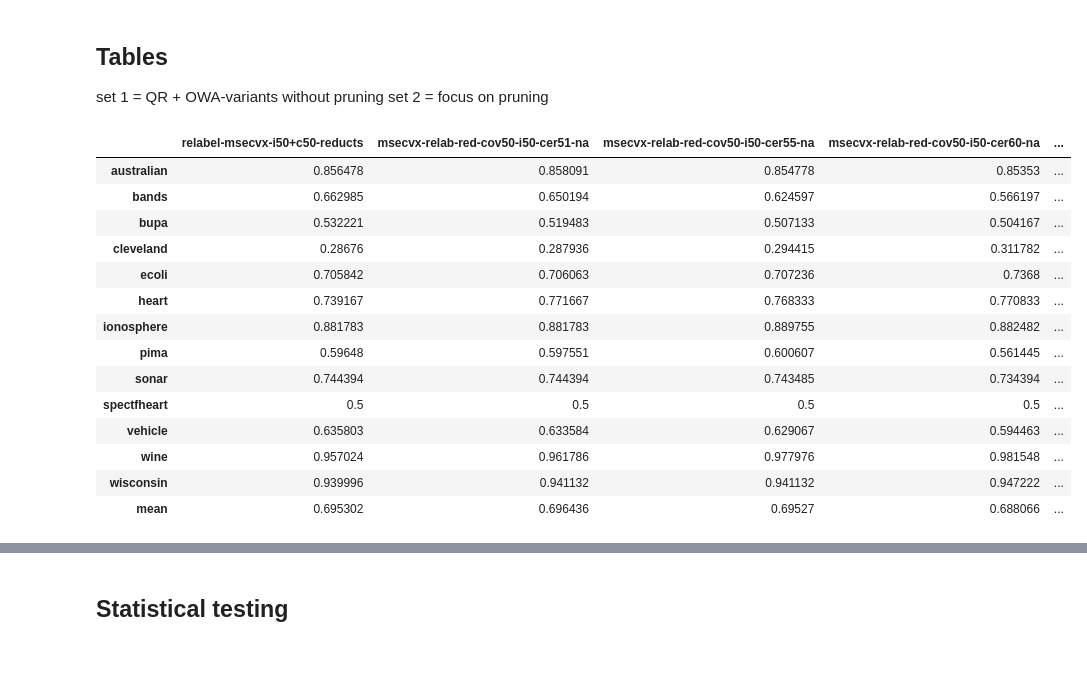
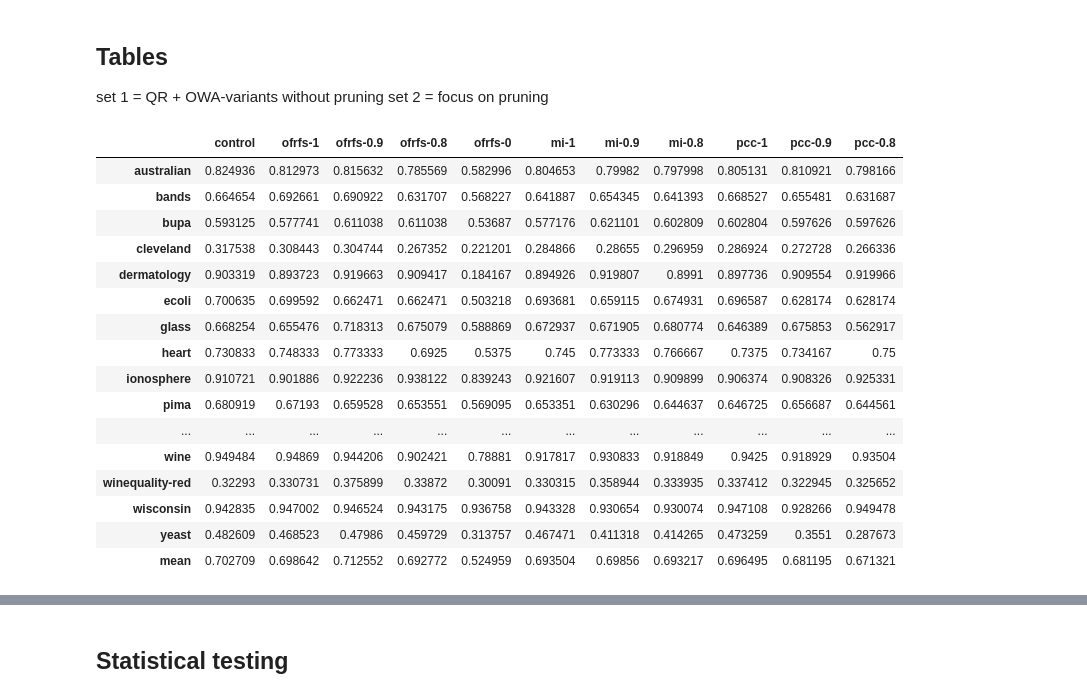
Before and after one commit to henribollaert/frri, a Jupyter notebook: analysis.ipynb, the cells around one changed output, grey strips where cells are left out. Saved outputs shown, nothing was run; the diff lists cells and outputs as text; code cells hidden in the pictures; blank space fills up the shorter version.

Commit message:
ijcrs details

```diff
--- a/analysis.ipynb
+++ b/analysis.ipynb
@@ -394,6 +421,19 @@ names = {
         'quickreduct 1e-6',
         'frfs'
     ],
+    'ijcrs': [
+        'control',
+        'ofrfs-1',
+        'ofrfs-0.9',
+        'ofrfs-0.8',
+        'ofrfs-0',
+        'mi-1',
+        'mi-0.9',
+        'mi-0.8',
+        'pcc-1',
+        'pcc-0.9',
+        'pcc-0.8',
+    ],
     'gran' : [
         'base-no-reducts',
         'msecvx-no-reducts',
@@ -447,6 +487,29 @@ names = {
         'msecvx-relab-red-cov50-i50-cer60-na',
         'msecvx-relab-red-cov50-i50-cer70-na',
     ],
+    'gran-opt' : [
+        'default-check',
+        'msecvx-relab-red-cov50-i50-cer55-na',
+        # 'msecvx-relab05-red-cov25-i50-cer55-na', # very bad acc
+        # 'msecvx-relab05-red-cov25-i95-cer55-na', # 10% decrease
+        # 'msecvx-relab05-red-cov50-i50-cer55-na', # restricted relab offers no significant advantages
+        # 'msecvx-relab05-red-cov50-i95-cer55-na', # too many rules
+        # 'msecvx-relab05-red-cov50-ie-6-cer55-na', # too many long rules
+        # 'msecvx-relab05-red-cov55-ie-6-cer55-na', # too many long rules
+        # 'msecvx-relab05-red-cov50-i55-cer55-na', # restricted relab offers no significant advantages
+        # 'msecvx-relab05-red-cov50-i95-cer70-na', # awful but not a lot of rules but very long
+        'msecvx-relab-red-cov50-i55-cer55-na',
+        'msecvx-relab-red-cov50-i45-cer55-na'
+    ],
+    'gran-incl': [
+        'relabel-msecvx-i50+c50-reducts',
+        'gran-mse-relab-red-cov50-inc50',
+        'gran-mse-relab-red-cov50',
+        'gran-mse-relab-red-inc50',
+        'gran-mse-relab-red',
+        'default-check',
+        'control'
+    ],
     'owa' : [
         'incl 1e-4',
         'owa-lower-base'
@@ -457,6 +520,6 @@ names = {
     ]
 }
 # %%
-nr = 'gran-certainty-na'  # 6
-save = False
+nr = 'ijcrs'  # 6
+save = True
 # %%
@@ -467,28 +528,29 @@ table_acc = pd.DataFrame(index=data_sets, columns=names[nr])
 # %%
+table_acc = pd.DataFrame(index=data_sets, columns=names[nr])
 for model in names[nr]:
     for data_set in data_sets:
-    # for data_set, score in scores[model].items():
         table_acc.loc[data_set, model] = scores[model][data_set]
-# table_acc['max'] = table_acc.max(axis='columns', skipna=True)
-table_acc.drop(['glass', 'yeast'], inplace=True)
 table_acc.loc['mean'] = table_acc.mean(axis='rows', skipna=True)
+# table_acc.drop('control', inplace=True, axis='columns')
 table_acc
 # %% [output]
-|  | relabel-msecvx-i50+c50-reducts | msecvx-relab-red-cov50-i50-cer51-na | msecvx-relab-red-cov50-i50-cer55-na | msecvx-relab-red-cov50-i50-cer60-na | ... |
-| australian | 0.856478 | 0.858091 | 0.854778 | 0.85353 | ... |
-| bands | 0.662985 | 0.650194 | 0.624597 | 0.566197 | ... |
-| bupa | 0.532221 | 0.519483 | 0.507133 | 0.504167 | ... |
-| cleveland | 0.28676 | 0.287936 | 0.294415 | 0.311782 | ... |
-| ecoli | 0.705842 | 0.706063 | 0.707236 | 0.7368 | ... |
-| heart | 0.739167 | 0.771667 | 0.768333 | 0.770833 | ... |
-| ionosphere | 0.881783 | 0.881783 | 0.889755 | 0.882482 | ... |
-| pima | 0.59648 | 0.597551 | 0.600607 | 0.561445 | ... |
-| sonar | 0.744394 | 0.744394 | 0.743485 | 0.734394 | ... |
-| spectfheart | 0.5 | 0.5 | 0.5 | 0.5 | ... |
-| vehicle | 0.635803 | 0.633584 | 0.629067 | 0.594463 | ... |
-| wine | 0.957024 | 0.961786 | 0.977976 | 0.981548 | ... |
-| wisconsin | 0.939996 | 0.941132 | 0.941132 | 0.947222 | ... |
-| mean | 0.695302 | 0.696436 | 0.69527 | 0.688066 | ... |
+|  | control | ofrfs-1 | ofrfs-0.9 | ofrfs-0.8 | ofrfs-0 | mi-1 | mi-0.9 | mi-0.8 | pcc-1 | pcc-0.9 | pcc-0.8 |
+| australian | 0.824936 | 0.812973 | 0.815632 | 0.785569 | 0.582996 | 0.804653 | 0.79982 | 0.797998 | 0.805131 | 0.810921 | 0.798166 |
+| bands | 0.664654 | 0.692661 | 0.690922 | 0.631707 | 0.568227 | 0.641887 | 0.654345 | 0.641393 | 0.668527 | 0.655481 | 0.631687 |
+| bupa | 0.593125 | 0.577741 | 0.611038 | 0.611038 | 0.53687 | 0.577176 | 0.621101 | 0.602809 | 0.602804 | 0.597626 | 0.597626 |
+| cleveland | 0.317538 | 0.308443 | 0.304744 | 0.267352 | 0.221201 | 0.284866 | 0.28655 | 0.296959 | 0.286924 | 0.272728 | 0.266336 |
+| dermatology | 0.903319 | 0.893723 | 0.919663 | 0.909417 | 0.184167 | 0.894926 | 0.919807 | 0.8991 | 0.897736 | 0.909554 | 0.919966 |
+| ecoli | 0.700635 | 0.699592 | 0.662471 | 0.662471 | 0.503218 | 0.693681 | 0.659115 | 0.674931 | 0.696587 | 0.628174 | 0.628174 |
+| glass | 0.668254 | 0.655476 | 0.718313 | 0.675079 | 0.588869 | 0.672937 | 0.671905 | 0.680774 | 0.646389 | 0.675853 | 0.562917 |
+| heart | 0.730833 | 0.748333 | 0.773333 | 0.6925 | 0.5375 | 0.745 | 0.773333 | 0.766667 | 0.7375 | 0.734167 | 0.75 |
+| ionosphere | 0.910721 | 0.901886 | 0.922236 | 0.938122 | 0.839243 | 0.921607 | 0.919113 | 0.909899 | 0.906374 | 0.908326 | 0.925331 |
+| pima | 0.680919 | 0.67193 | 0.659528 | 0.653551 | 0.569095 | 0.653351 | 0.630296 | 0.644637 | 0.646725 | 0.656687 | 0.644561 |
+| ... | ... | ... | ... | ... | ... | ... | ... | ... | ... | ... | ... |
+| wine | 0.949484 | 0.94869 | 0.944206 | 0.902421 | 0.78881 | 0.917817 | 0.930833 | 0.918849 | 0.9425 | 0.918929 | 0.93504 |
+| winequality-red | 0.32293 | 0.330731 | 0.375899 | 0.33872 | 0.30091 | 0.330315 | 0.358944 | 0.333935 | 0.337412 | 0.322945 | 0.325652 |
+| wisconsin | 0.942835 | 0.947002 | 0.946524 | 0.943175 | 0.936758 | 0.943328 | 0.930654 | 0.930074 | 0.947108 | 0.928266 | 0.949478 |
+| yeast | 0.482609 | 0.468523 | 0.47986 | 0.459729 | 0.313757 | 0.467471 | 0.411318 | 0.414265 | 0.473259 | 0.3551 | 0.287673 |
+| mean | 0.702709 | 0.698642 | 0.712552 | 0.692772 | 0.524959 | 0.693504 | 0.69856 | 0.693217 | 0.696495 | 0.681195 | 0.671321 |
 # %%
 if save:
     bolded_first = table_acc.apply(lambda data: bold(data), axis=1)
```
Also changed, not shown: parts of 21 cells of this notebook, 3 other files.
